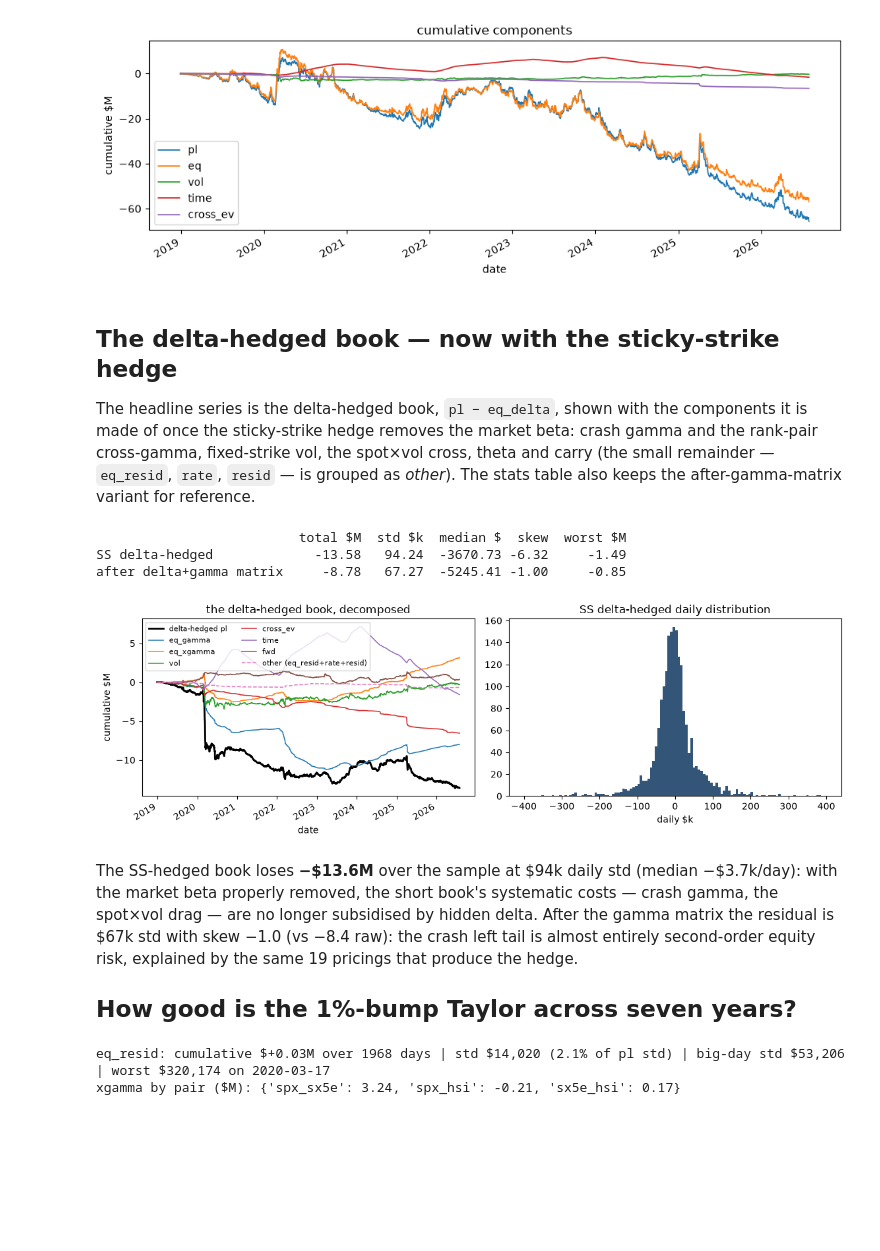
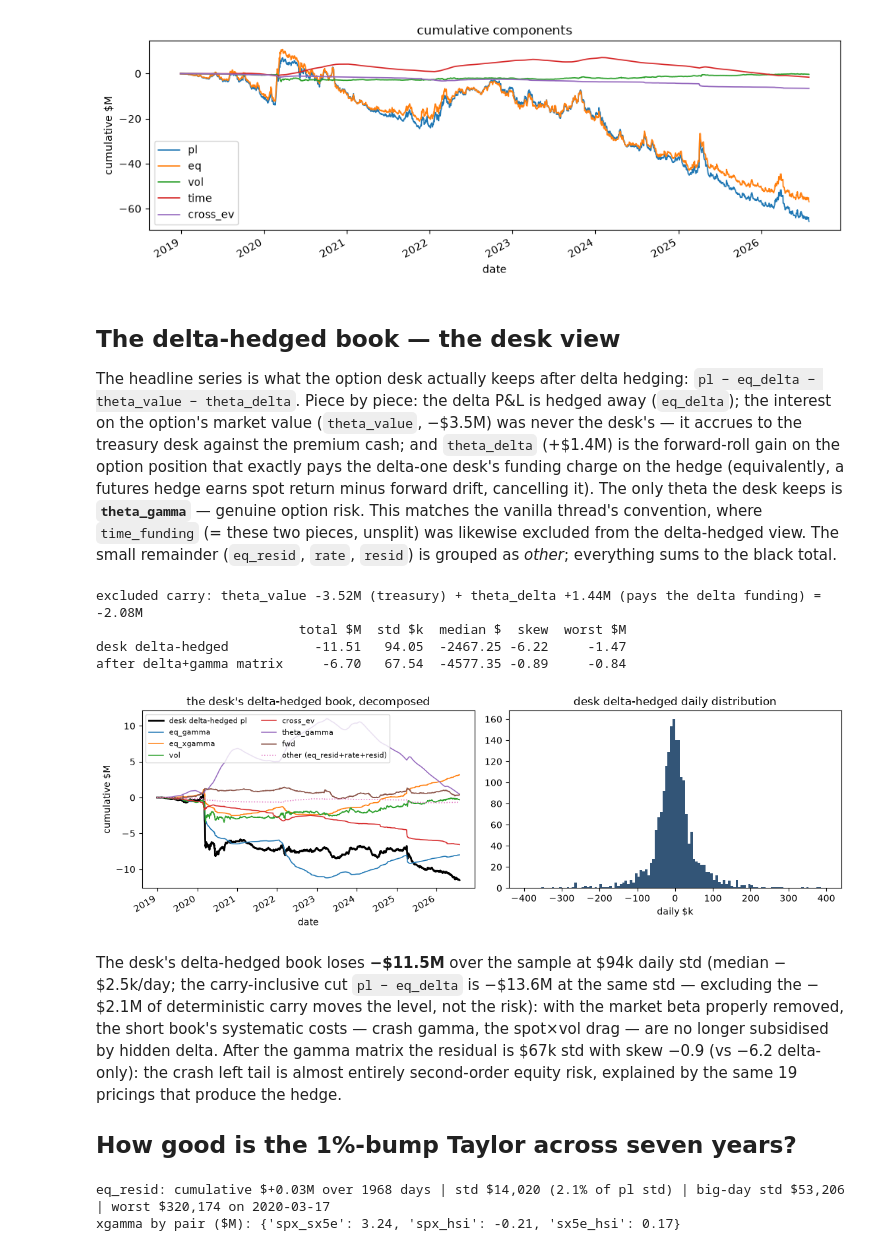
Before and after one commit to yufeng66/vol_pca, a Jupyter notebook: rainbow_attribution.ipynb, the cells around one changed output. Drawn from its saved outputs; the diff is of its cells as text; code cells hidden in the pictures; blank space fills up the shorter version.

```diff
--- a/rainbow_attribution.ipynb
+++ b/rainbow_attribution.ipynb
@@ -104,50 +104,66 @@ plt.tight_layout()
 # %% [output]
 [figure]
 # %% [markdown]
-## The delta-hedged book — now with the sticky-strike hedge
+## The delta-hedged book — the desk view
 
-The headline series is the delta-hedged book, `pl − eq_delta`, shown with
-the components it is made of once the sticky-strike hedge removes the
-market beta: crash gamma and the rank-pair cross-gamma, fixed-strike vol,
-the spot×vol cross, theta and carry (the small remainder — `eq_resid`,
-`rate`, `resid` — is grouped as *other*). The stats table also keeps the
-after-gamma-matrix variant for reference.
+The headline series is what the option desk actually keeps after delta
+hedging: `pl − eq_delta − theta_value − theta_delta`. Piece by piece: the
+delta P&L is hedged away (`eq_delta`); the interest on the option's market
+value (`theta_value`, −\$3.5M) was never the desk's — it accrues to the
+treasury desk against the premium cash; and `theta_delta` (+\$1.4M) is the
+forward-roll gain on the option position that exactly pays the delta-one
+desk's funding charge on the hedge (equivalently, a futures hedge earns spot
+return minus forward drift, cancelling it). The only theta the desk keeps is
+**`theta_gamma`** — genuine option risk. This matches the vanilla thread's
+convention, where `time_funding` (= these two pieces, unsplit) was likewise
+excluded from the delta-hedged view. The small remainder (`eq_resid`,
+`rate`, `resid`) is grouped as *other*; everything sums to the black total.
 # %%
-h = r["pl"] - r["eq_delta"]
-hg = r["pl"] - r[["eq_delta", "eq_gamma", "eq_xgamma"]].sum(axis=1)
-comps = ["eq_gamma", "eq_xgamma", "vol", "cross_ev", "time", "fwd"]
-other = h - r[comps].sum(axis=1)          # eq_resid + rate + resid
+h = r["pl"] - r[["eq_delta", "theta_value", "theta_delta"]].sum(axis=1)
+hg = h - r["eq_gamma"] - r["eq_xgamma"]
+comps = ["eq_gamma", "eq_xgamma", "vol", "cross_ev", "theta_gamma",
+         "fwd"]
+other = h - r[comps].sum(axis=1)                  # eq_resid + rate + resid
 fig, ax = plt.subplots(1, 2, figsize=(11.5, 3.8))
-(h.cumsum() / 1e6).plot(ax=ax[0], color="k", lw=2, label="delta-hedged pl")
+(h.cumsum() / 1e6).plot(ax=ax[0], color="k", lw=2,
+                        label="desk delta-hedged pl")
 for c in comps:
     (r[c].cumsum() / 1e6).plot(ax=ax[0], lw=1.1, label=c)
-(other.cumsum() / 1e6).plot(ax=ax[0], lw=1.1, ls="--",
+(other.cumsum() / 1e6).plot(ax=ax[0], lw=1.1, ls=":",
                             label="other (eq_resid+rate+resid)")
 ax[0].legend(fontsize=8, ncol=2)
 ax[0].set(ylabel="cumulative $M",
-          title="the delta-hedged book, decomposed")
+          title="the desk's delta-hedged book, decomposed")
 ax[1].hist(h / 1e3, bins=120, range=(-400, 400), color="#357")
-ax[1].set(xlabel="daily $k", title="SS delta-hedged daily distribution")
+ax[1].set(xlabel="daily $k", title="desk delta-hedged daily distribution")
 plt.tight_layout()
+carry = r["theta_value"] + r["theta_delta"]
+print(f"excluded carry: theta_value {r['theta_value'].sum() / 1e6:+.2f}M "
+      f"(treasury) + theta_delta {r['theta_delta'].sum() / 1e6:+.2f}M "
+      f"(pays the delta funding) = {carry.sum() / 1e6:+.2f}M")
 print(pd.DataFrame({"total $M": [h.sum() / 1e6, hg.sum() / 1e6],
                     "std $k": [h.std() / 1e3, hg.std() / 1e3],
                     "median $": [h.median(), hg.median()],
                     "skew": [h.skew(), hg.skew()],
                     "worst $M": [h.min() / 1e6, hg.min() / 1e6]},
-                   index=["SS delta-hedged", "after delta+gamma matrix"])
+                   index=["desk delta-hedged", "after delta+gamma matrix"])
       .round(2).to_string())
 # %% [output]
+excluded carry: theta_value -3.52M (treasury) + theta_delta +1.44M (pays the delta funding) = -2.08M
                           total $M  std $k  median $  skew  worst $M
-SS delta-hedged             -13.58   94.24  -3670.73 -6.32     -1.49
-after delta+gamma matrix     -8.78   67.27  -5245.41 -1.00     -0.85
+desk delta-hedged           -11.51   94.05  -2467.25 -6.22     -1.47
+after delta+gamma matrix     -6.70   67.54  -4577.35 -0.89     -0.84
-[figure, old version]
+[figure, new version]
 # %% [markdown]
-The SS-hedged book loses **−\$13.6M** over the sample at \$94k daily std
-(median −\$3.7k/day): with the market beta properly removed, the short book's
-systematic costs — crash gamma, the spot×vol drag — are no longer subsidised
-by hidden delta. After the gamma matrix the residual is \$67k std with skew
-−1.0 (vs −8.4 raw): the crash left tail is almost entirely second-order
-equity risk, explained by the same 19 pricings that produce the hedge.
+The desk's delta-hedged book loses **−\$11.5M** over the sample at \$94k
+daily std (median −\$2.5k/day; the carry-inclusive cut `pl − eq_delta` is
+−\$13.6M at the same std — excluding the −\$2.1M of deterministic carry
+moves the level, not the risk): with the market beta properly removed, the
+short book's systematic costs — crash gamma, the spot×vol drag — are no
+longer subsidised by hidden delta. After the gamma matrix the residual is
+\$67k std with skew −0.9 (vs −6.2 delta-only): the crash left tail is
+almost entirely second-order equity risk, explained by the same 19 pricings
+that produce the hedge.
 
 ## How good is the 1%-bump Taylor across seven years?
 # %%
```
Also changed, not shown: parts of 1 cell of this notebook, 1 other file.
